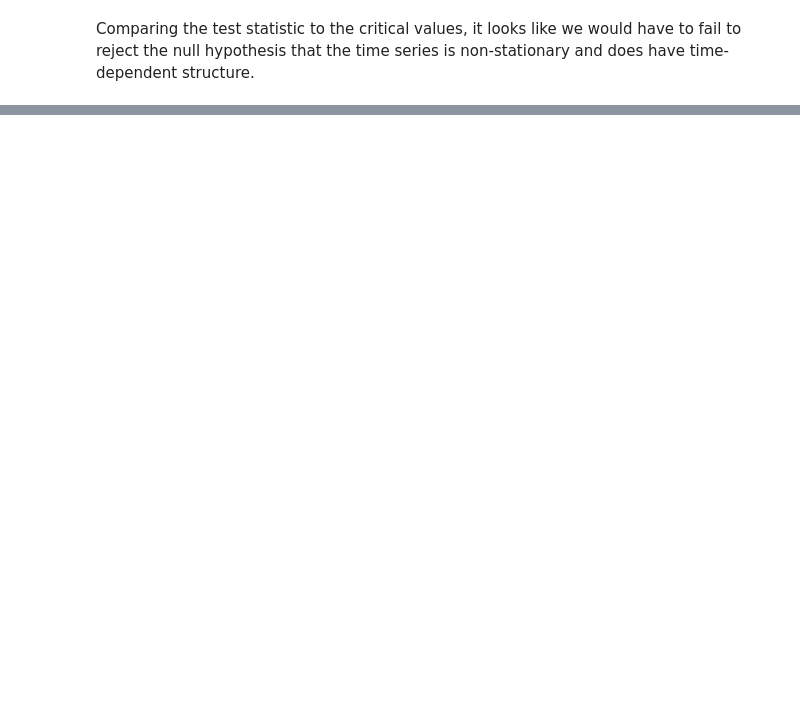
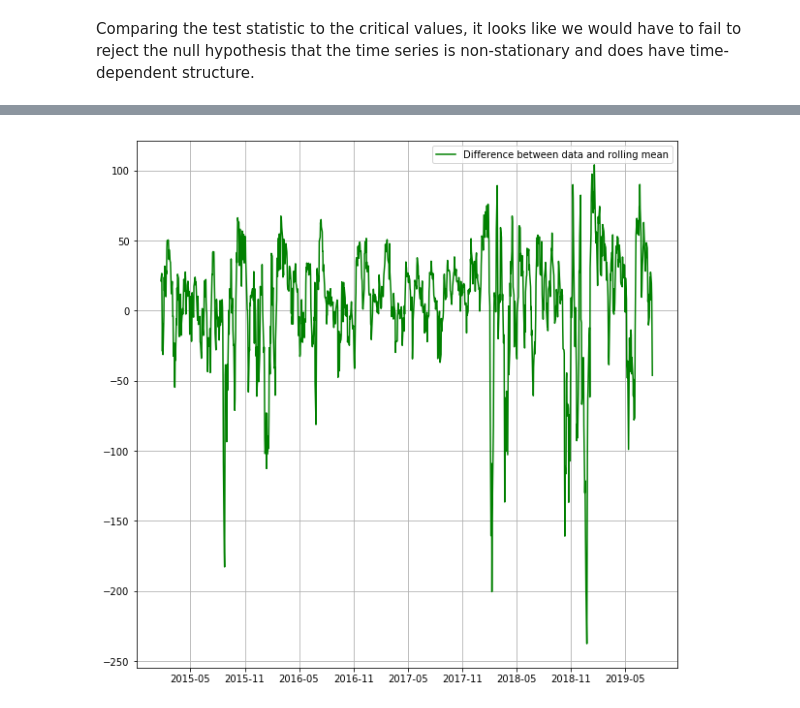
Before and after one commit to aameyapats/Time-Series-An-alysis, a Jupyter notebook: scraping practice.ipynb, the cells around one changed output, grey strips where cells are left out. Drawn from its saved outputs; the diff is of its cells as text; code cells hidden in the pictures; blank space fills up the shorter version.

```diff
--- a/scraping practice.ipynb
+++ b/scraping practice.ipynb
@@ -241,0 +238,3 @@ Comparing the test statistic to the critical values, it looks like we would have
+# %%
+rolling_mean = pd.Series.rolling(sp500['Close'],window= 15,center=False).mean()
+plt.rcParams["figure.figsize"] = fig_size
@@ -241,0 +252,15 @@ Comparing the test statistic to the critical values, it looks like we would have
+# %%
+#Subtracting Rolling mean from the original series
+
+
+rolling_mean_diff = sp500['Close'] - rolling_mean
+#plt.rcParams["figure.figsize"] = fig_size
+# plt.plot(sp500, color = 'blue', label = 'Normal')
+# plt.plot(rolling_mean, color = 'red', label = 'Rolling')
+plt.plot(rolling_mean_diff, color='green',label='Difference between data and rolling mean')
+plt.legend(loc='best')
+plt.grid()
+plt.show()
+rolling_mean_diff.dropna(inplace=True)
+# %% [output]
+[figure, added]
```
Also changed, not shown: parts of 32 cells of this notebook.
